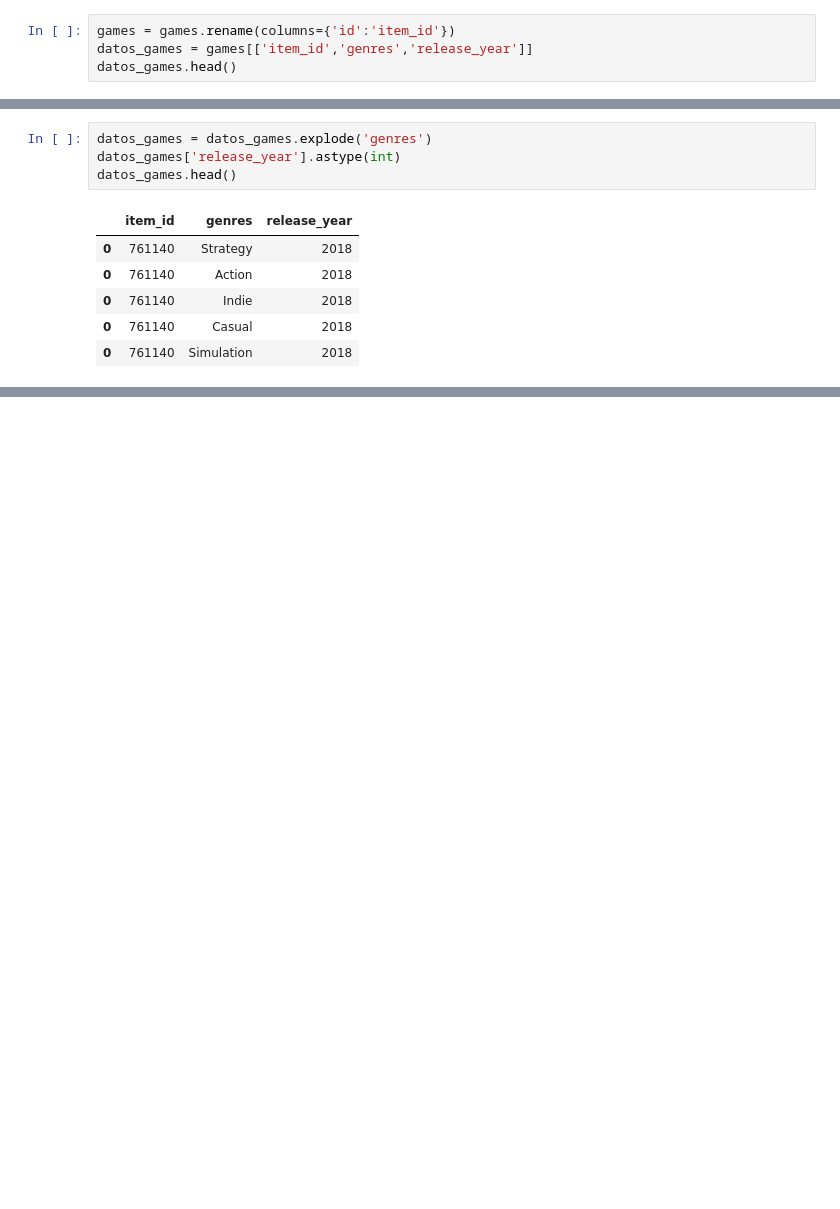
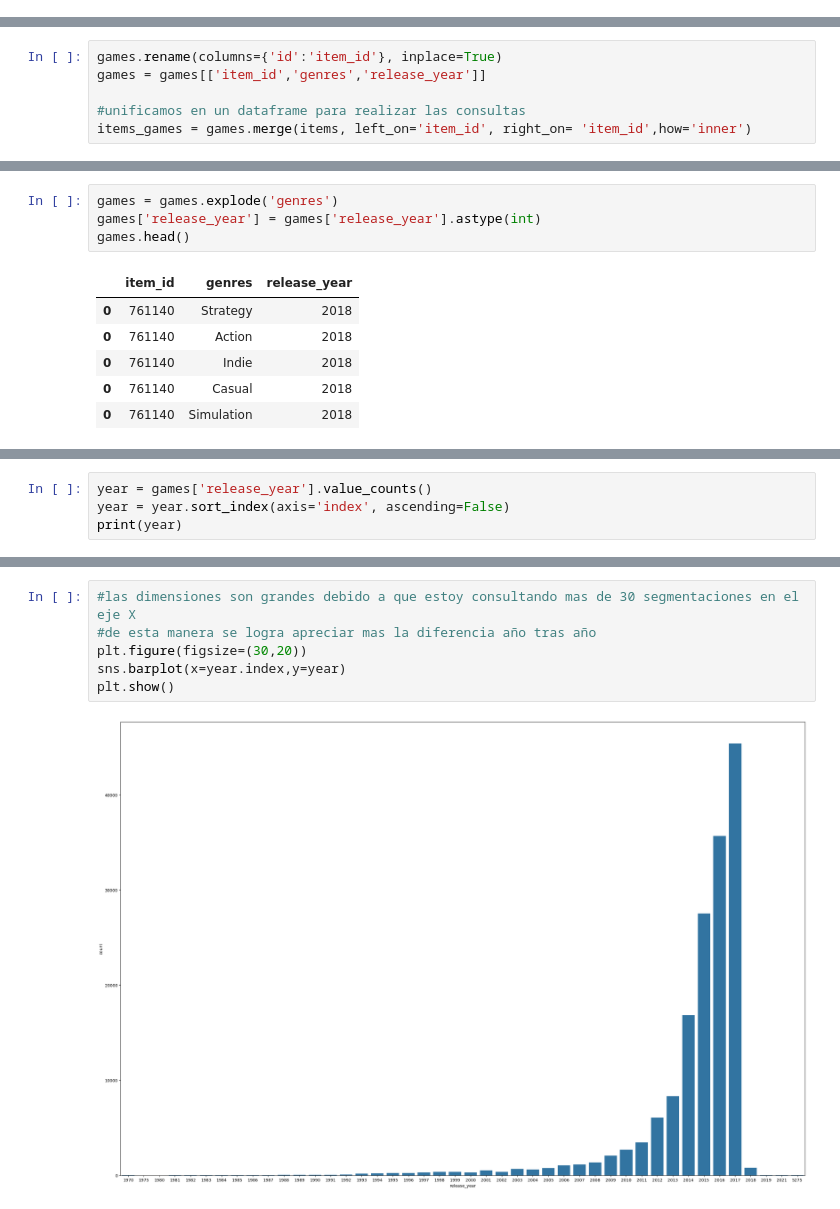
Before and after one commit to matiasbarriosled/PI1-MLOps, a Jupyter notebook: eda/EDA.ipynb, the cells around one changed output, grey strips where cells are left out. Cells and saved outputs as stored; diff of their text form; blank space fills up the shorter version.

Commit message:
se carga consulta y se crea la 1ra funcion

```diff
--- a/eda/EDA.ipynb
+++ b/eda/EDA.ipynb
@@ -65,7 +66,3 @@ games.head()
 # %% [markdown]
 *para poder crear la primera funcion vamos a necesitar dos dataframes* **games** *y* **items**
 *de los cuales las columnas que ayudaran a poder crear un conteo son las columnas* (**genre, item_id, release_date**) *de* **games** *y las columnas* (**item_id, playtime_forever**) *de* **items**
-# %%
-games = games.rename(columns={'id':'item_id'})
-datos_games = games[['item_id','genres','release_year']]
-datos_games.head()
@@ -80,0 +69,6 @@ datos_games.head()
+# %%
+games.rename(columns={'id':'item_id'}, inplace=True)
+games = games[['item_id','genres','release_year']]
+
+#unificamos en un dataframe para realizar las consultas
+items_games = games.merge(items, left_on='item_id', right_on= 'item_id',how='inner')
@@ -81,7 +100,7 @@ datos_games.head()
 # %%
-datos_games = datos_games.explode('genres')
-datos_games['release_year'].astype(int)
-datos_games.head()
+games = games.explode('genres')
+games['release_year'] = games['release_year'].astype(int)
+games.head()
 # %% [output]
 |  | item_id | genres | release_year |
 | 0 | 761140 | Strategy | 2018 |
@@ -106,0 +123,4 @@ TypeError: bar() missing 1 required positional argument: 'height'
+# %%
+year = games['release_year'].value_counts()
+year = year.sort_index(axis='index', ascending=False)
+print(year)
@@ -106,0 +145,8 @@ TypeError: bar() missing 1 required positional argument: 'height'
+# %%
+#las dimensiones son grandes debido a que estoy consultando mas de 30 segmentaciones en el eje X
+#de esta manera se logra apreciar mas la diferencia año tras año
+plt.figure(figsize=(30,20))
+sns.barplot(x=year.index,y=year)
+plt.show()
+# %% [output]
+[figure, added]
```
Also changed, not shown: parts of 18 cells of this notebook, 3 other files.
